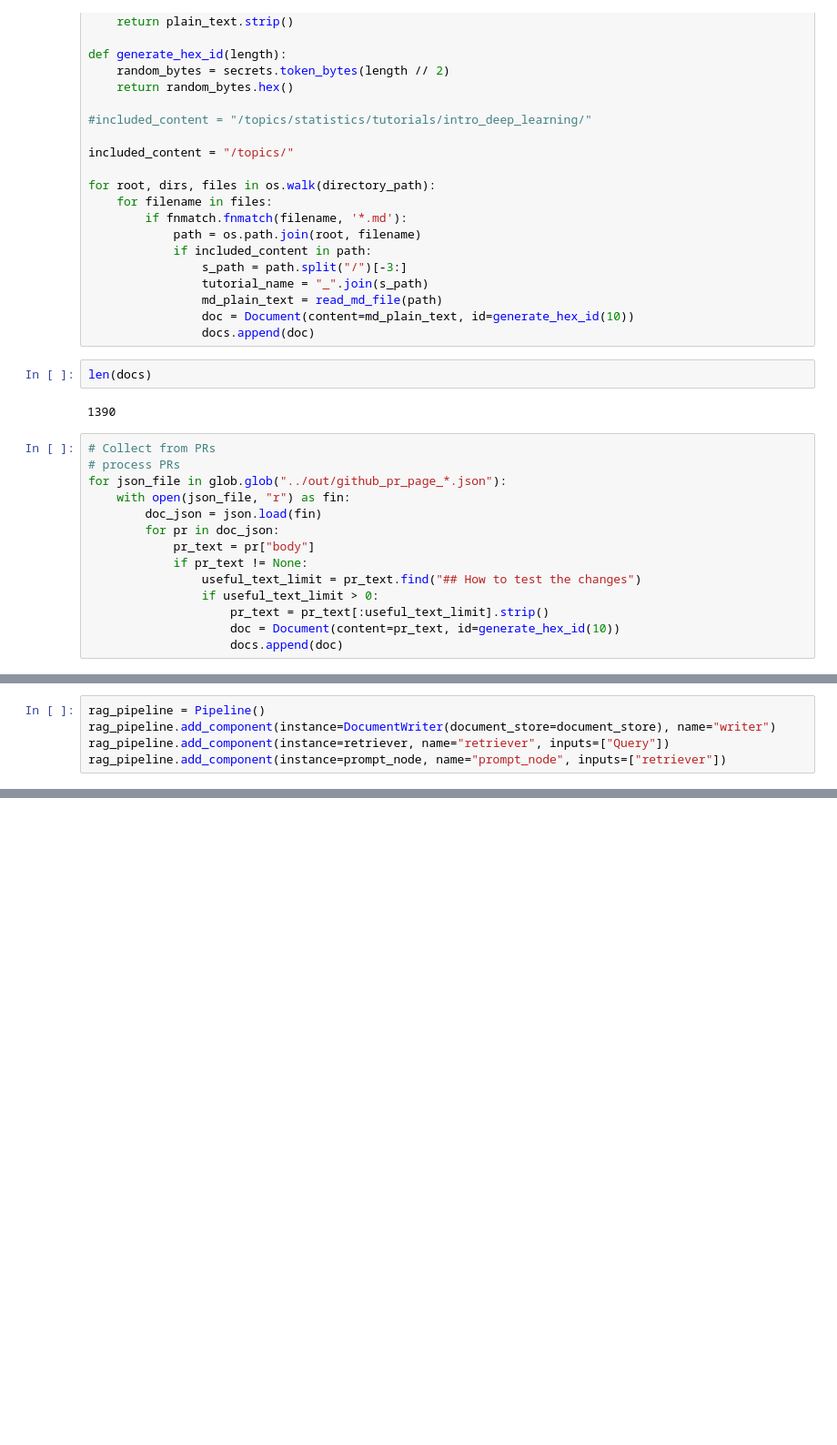
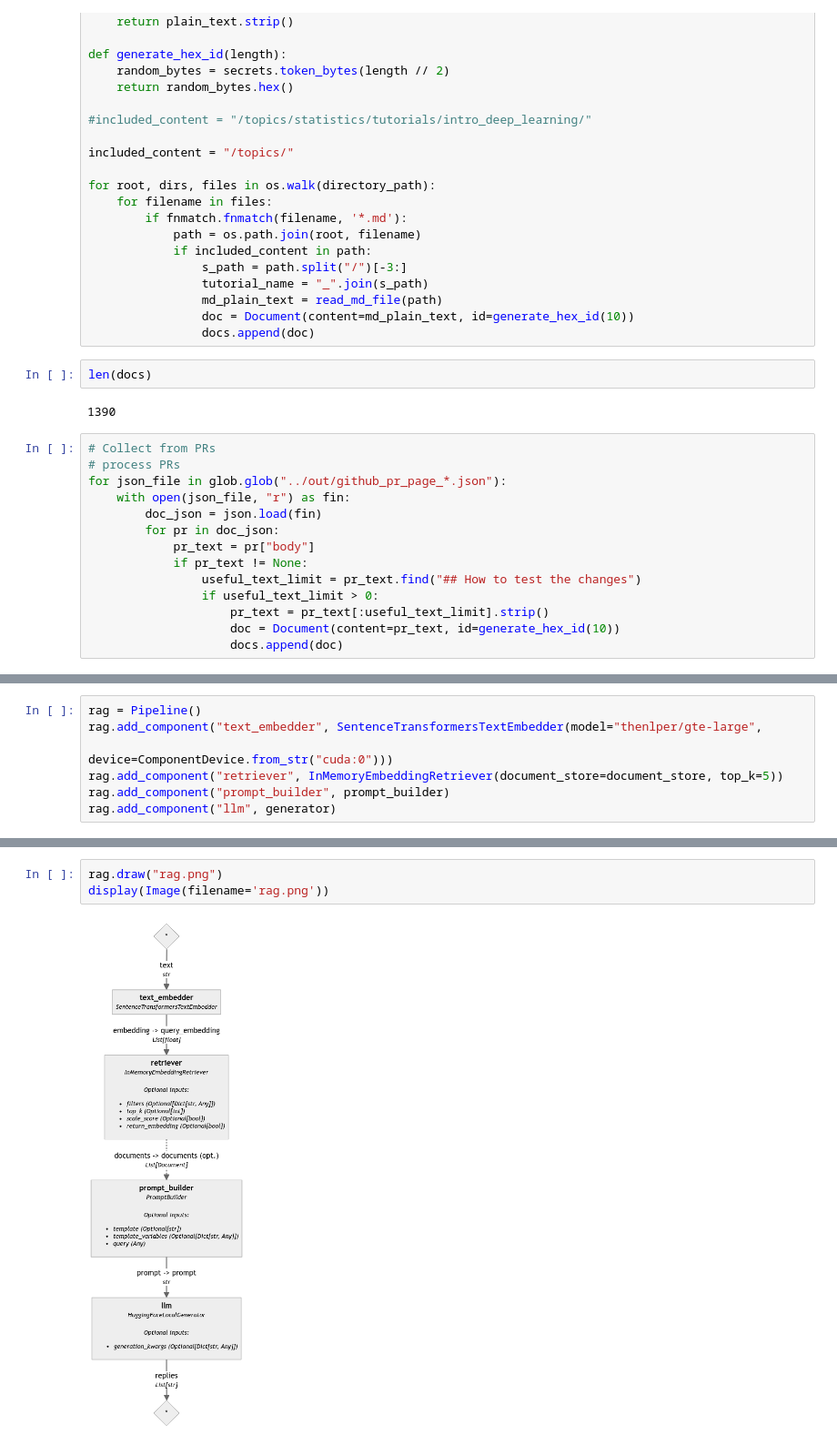
Before and after one commit to uwwint/discourse-scraper, a Jupyter notebook: llama2/RAG_Mixtral.ipynb, the cells around one changed output, grey strips where cells are left out. Shown at 91% size. Saved outputs shown, nothing was run; the diff lists cells and outputs as text; blank space fills up the shorter version.

```diff
--- a/llama2/RAG_Mixtral.ipynb
+++ b/llama2/RAG_Mixtral.ipynb
@@ -148,5 +189,7 @@ NameError: name 'PromptNode' is not defined
 # %%
-rag_pipeline = Pipeline()
-rag_pipeline.add_component(instance=DocumentWriter(document_store=document_store), name="writer")
-rag_pipeline.add_component(instance=retriever, name="retriever", inputs=["Query"])
-rag_pipeline.add_component(instance=prompt_node, name="prompt_node", inputs=["retriever"])
+rag = Pipeline()
+rag.add_component("text_embedder", SentenceTransformersTextEmbedder(model="thenlper/gte-large",
+                                                                    device=ComponentDevice.from_str("cuda:0")))
+rag.add_component("retriever", InMemoryEmbeddingRetriever(document_store=document_store, top_k=5))
+rag.add_component("prompt_builder", prompt_builder)
+rag.add_component("llm", generator)
@@ -153 +211,6 @@ rag_pipeline.add_component(instance=prompt_node, name="prompt_node", inputs=["re
+# %%
+rag.draw("rag.png")
+display(Image(filename='rag.png'))
+# %% [output]
+[figure, added]
 # %%
```
Also changed, not shown: parts of 18 cells of this notebook, 1 other file.
